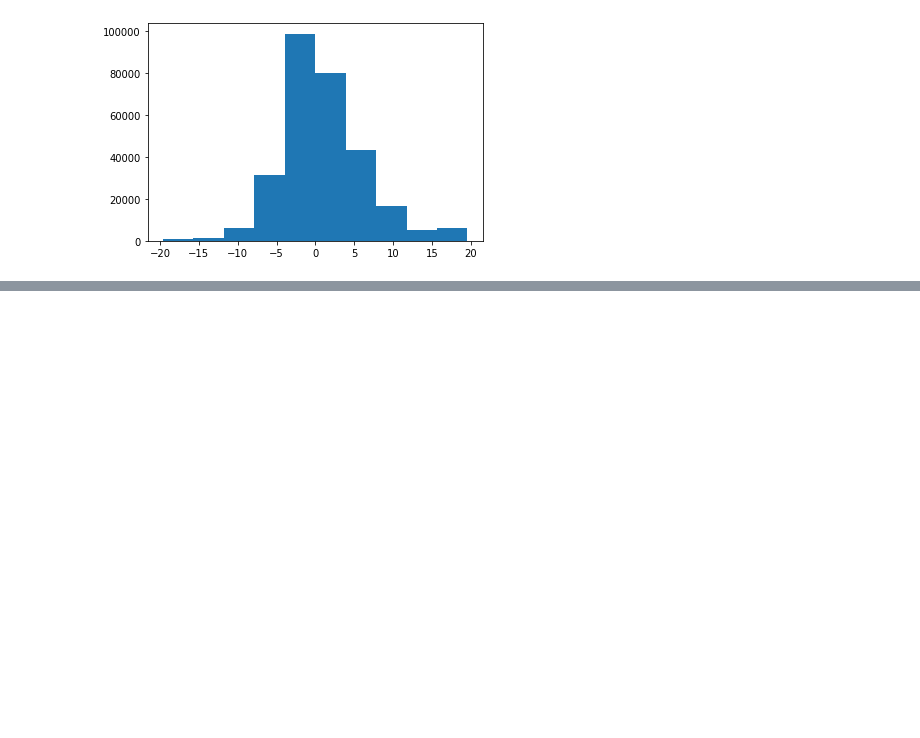
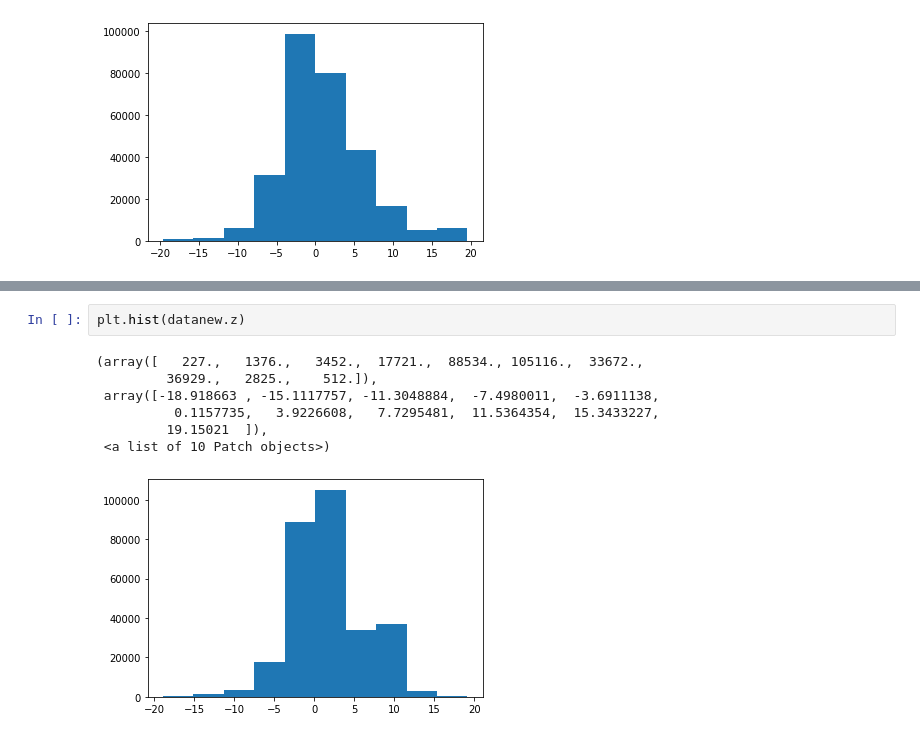
Before and after one commit to epereirasg/Curso-de-Machine-Learning, a Jupyter notebook: ProyectoFinal ML/ Entrega 03 - Explore/ Entrega_03_Explore.ipynb, the cells around one changed output, grey strips where cells are left out. Saved outputs shown, nothing was run; the diff lists cells and outputs as text; blank space fills up the shorter version.

```diff
--- a/ProyectoFinal ML/ Entrega 03 - Explore/ Entrega_03_Explore.ipynb
+++ b/ProyectoFinal ML/ Entrega 03 - Explore/ Entrega_03_Explore.ipynb
@@ -442,0 +455,10 @@ plt.hist(datanew.x)
+# %%
+plt.hist(datanew.z)
+# %% [output]
+(array([   227.,   1376.,   3452.,  17721.,  88534., 105116.,  33672.,
+         36929.,   2825.,    512.]),
+ array([-18.918663 , -15.1117757, -11.3048884,  -7.4980011,  -3.6911138,
+          0.1157735,   3.9226608,   7.7295481,  11.5364354,  15.3433227,
+         19.15021  ]),
+ <a list of 10 Patch objects>)
+[figure, added]
```
Also changed, not shown: parts of 6 cells of this notebook.
